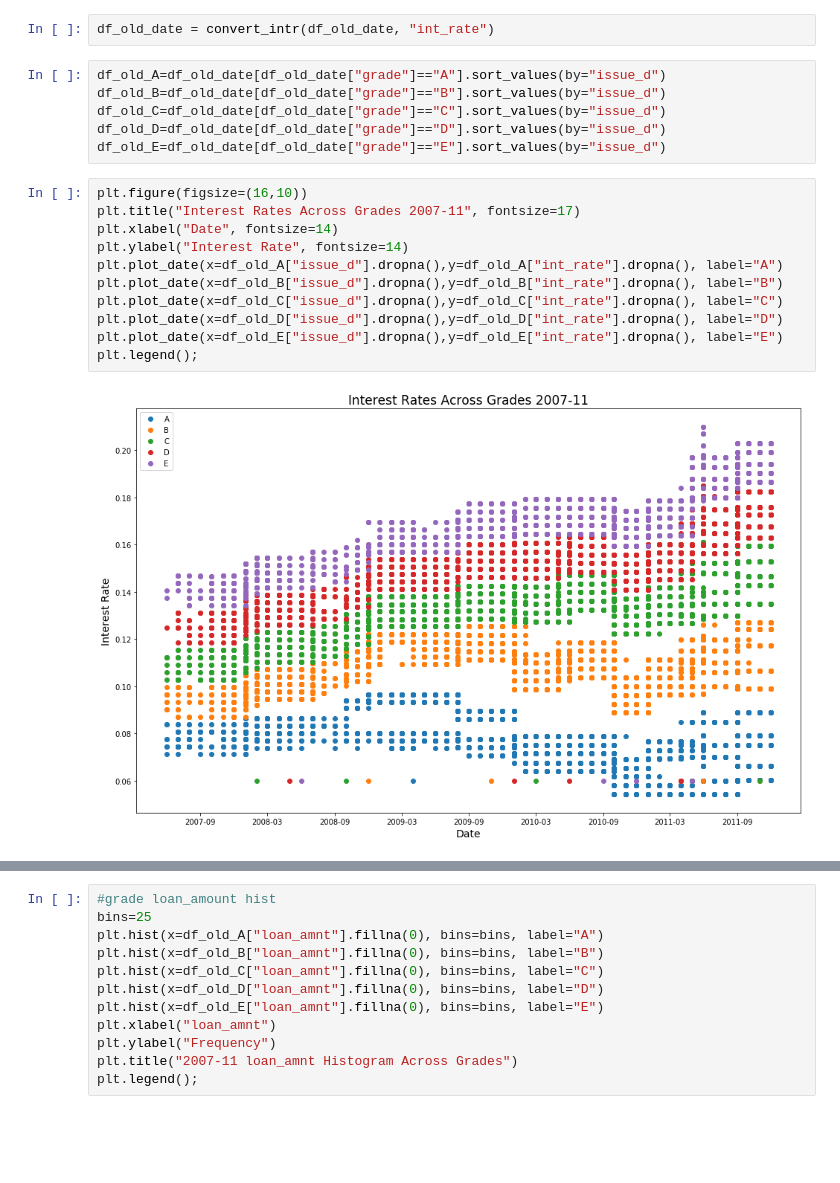
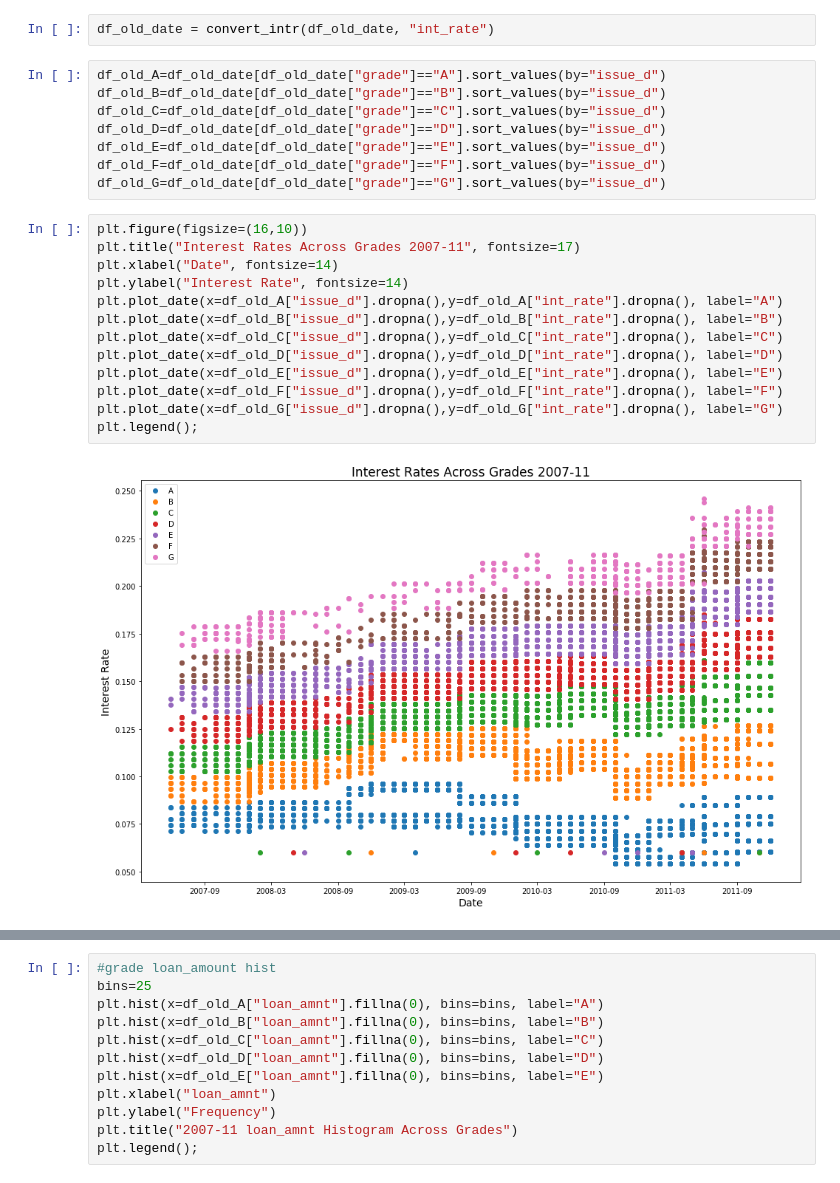
Before and after one commit to tmaounis/cs109a-LendingClub, a Jupyter notebook: cs109a-LendingClub.ipynb, the cells around one changed output, grey strips where cells are left out. Drawn from its saved outputs; the diff is of its cells as text; blank space fills up the shorter version.

```diff
--- a/cs109a-LendingClub.ipynb
+++ b/cs109a-LendingClub.ipynb
@@ -238,19 +239,23 @@ df_old_B=df_old_date[df_old_date["grade"]=="B"].sort_values(by="issue_d")
 df_old_C=df_old_date[df_old_date["grade"]=="C"].sort_values(by="issue_d")
 df_old_D=df_old_date[df_old_date["grade"]=="D"].sort_values(by="issue_d")
 df_old_E=df_old_date[df_old_date["grade"]=="E"].sort_values(by="issue_d")
+df_old_F=df_old_date[df_old_date["grade"]=="F"].sort_values(by="issue_d")
+df_old_G=df_old_date[df_old_date["grade"]=="G"].sort_values(by="issue_d")
 # %%
 plt.figure(figsize=(16,10))
 plt.title("Interest Rates Across Grades 2007-11", fontsize=17)
 plt.xlabel("Date", fontsize=14)
 plt.ylabel("Interest Rate", fontsize=14)
 plt.plot_date(x=df_old_A["issue_d"].dropna(),y=df_old_A["int_rate"].dropna(), label="A")
 plt.plot_date(x=df_old_B["issue_d"].dropna(),y=df_old_B["int_rate"].dropna(), label="B")
 plt.plot_date(x=df_old_C["issue_d"].dropna(),y=df_old_C["int_rate"].dropna(), label="C")
 plt.plot_date(x=df_old_D["issue_d"].dropna(),y=df_old_D["int_rate"].dropna(), label="D")
 plt.plot_date(x=df_old_E["issue_d"].dropna(),y=df_old_E["int_rate"].dropna(), label="E")
+plt.plot_date(x=df_old_F["issue_d"].dropna(),y=df_old_F["int_rate"].dropna(), label="F")
+plt.plot_date(x=df_old_G["issue_d"].dropna(),y=df_old_G["int_rate"].dropna(), label="G")
 plt.legend();
 # %% [output]
-[figure, old version]
+[figure, new version]
 # %%
 #grade income hist
 plt.hist(x=df_old_A["annual_inc"].fillna(0), bins=200, label="A", stacked=True)
```
Also changed, not shown: parts of 8 cells of this notebook.
